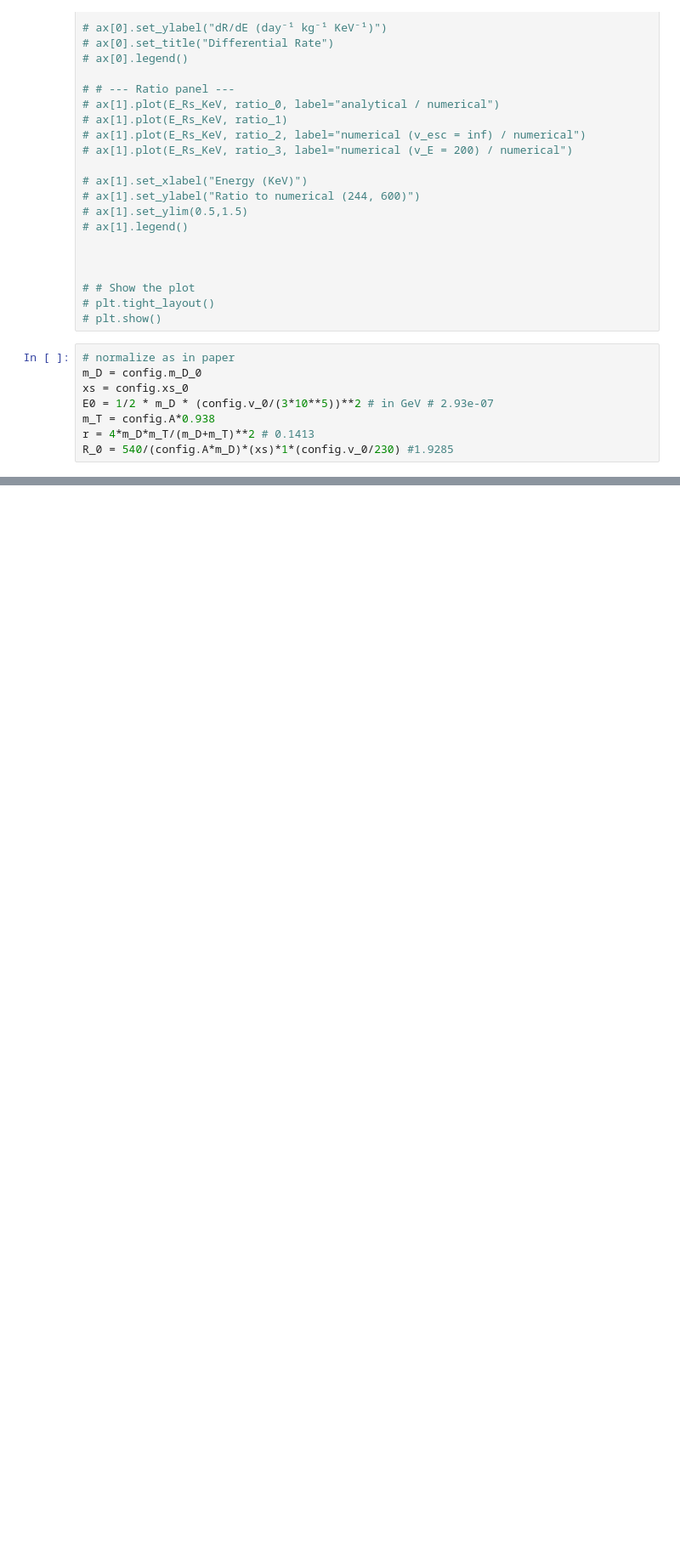
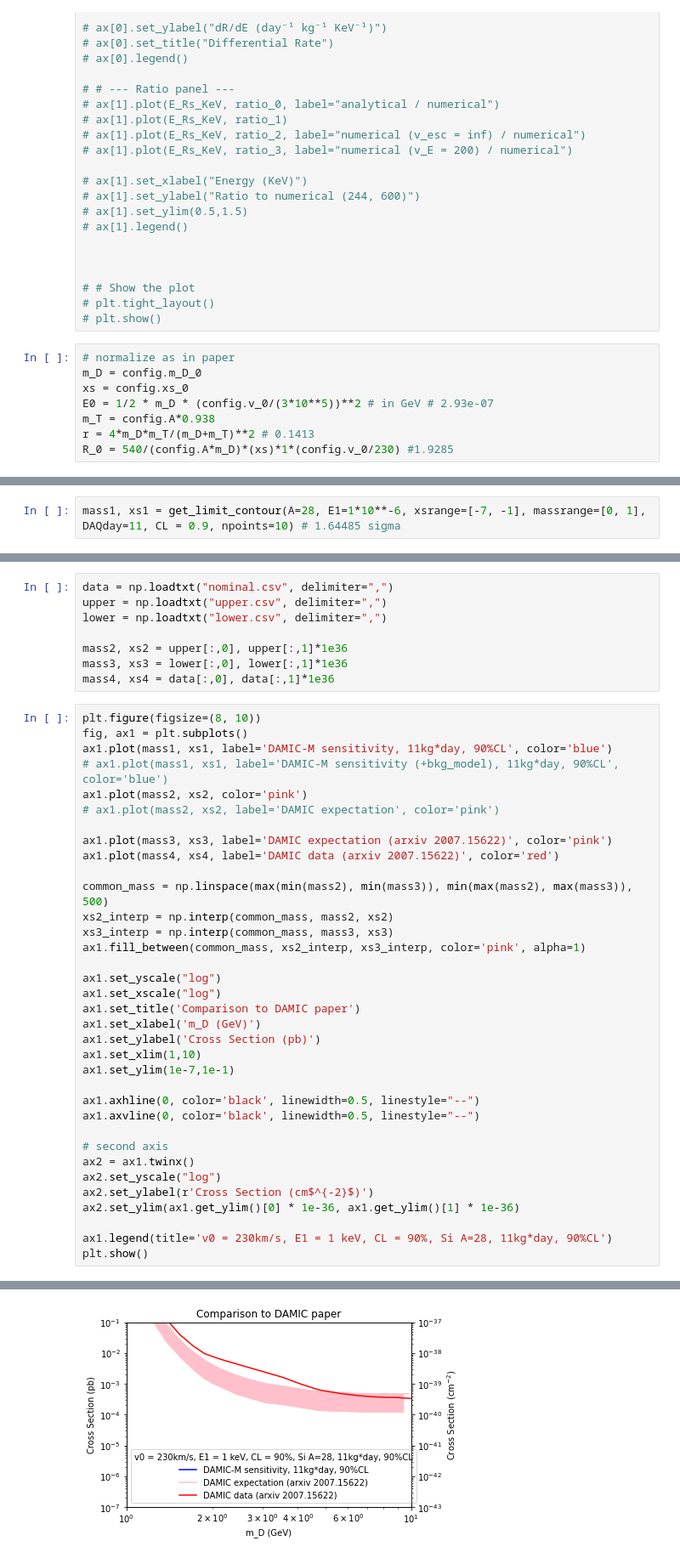
Before and after one commit to cinyuzhu/WIMPyCCD, a Jupyter notebook: DMnucleonRate.ipynb, the cells around one changed output, grey strips where cells are left out. Shown at 85% size. Drawn from its saved outputs; the diff is of its cells as text; blank space fills up the shorter version.

```diff
--- a/DMnucleonRate.ipynb
+++ b/DMnucleonRate.ipynb
@@ -216,0 +291,2 @@ plotter.plot_differential_rate_with_ratio(
+# %%
+mass1, xs1 = get_limit_contour(A=28, E1=1*10**-6, xsrange=[-7, -1], massrange=[0, 1], DAQday=11, CL = 0.9, npoints=10) # 1.64485 sigma
@@ -216,0 +315,44 @@ plotter.plot_differential_rate_with_ratio(
+# %%
+data = np.loadtxt("nominal.csv", delimiter=",")
+upper = np.loadtxt("upper.csv", delimiter=",")
+lower = np.loadtxt("lower.csv", delimiter=",")
+
+mass2, xs2 = upper[:,0], upper[:,1]*1e36
+mass3, xs3 = lower[:,0], lower[:,1]*1e36
+mass4, xs4 = data[:,0], data[:,1]*1e36
+# %%
+plt.figure(figsize=(8, 10))
+fig, ax1 = plt.subplots()
+ax1.plot(mass1, xs1, label='DAMIC-M sensitivity, 11kg*day, 90%CL', color='blue')
+# ax1.plot(mass1, xs1, label='DAMIC-M sensitivity (+bkg_model), 11kg*day, 90%CL', color='blue')
+ax1.plot(mass2, xs2, color='pink')
+# ax1.plot(mass2, xs2, label='DAMIC expectation', color='pink')
+
+ax1.plot(mass3, xs3, label='DAMIC expectation (arxiv 2007.15622)', color='pink')
+ax1.plot(mass4, xs4, label='DAMIC data (arxiv 2007.15622)', color='red')
+
+common_mass = np.linspace(max(min(mass2), min(mass3)), min(max(mass2), max(mass3)), 500)
+xs2_interp = np.interp(common_mass, mass2, xs2)
+xs3_interp = np.interp(common_mass, mass3, xs3)
+ax1.fill_between(common_mass, xs2_interp, xs3_interp, color='pink', alpha=1)
+
+ax1.set_yscale("log")
+ax1.set_xscale("log")
+ax1.set_title('Comparison to DAMIC paper')
+ax1.set_xlabel('m_D (GeV)')
+ax1.set_ylabel('Cross Section (pb)')
+ax1.set_xlim(1,10)
+ax1.set_ylim(1e-7,1e-1)
+
+ax1.axhline(0, color='black', linewidth=0.5, linestyle="--")
+ax1.axvline(0, color='black', linewidth=0.5, linestyle="--")
+
+# second axis
+ax2 = ax1.twinx()
+ax2.set_yscale("log")
+ax2.set_ylabel(r'Cross Section (cm$^{-2}$)')
+ax2.set_ylim(ax1.get_ylim()[0] * 1e-36, ax1.get_ylim()[1] * 1e-36)
+
+ax1.legend(title='v0 = 230km/s, E1 = 1 keV, CL = 90%, Si A=28, 11kg*day, 90%CL')
+plt.show()
+# %% [output]
@@ -216,0 +360 @@ plotter.plot_differential_rate_with_ratio(
+[figure, added]
```
Also changed, not shown: parts of 7 cells of this notebook, 3 other files.
